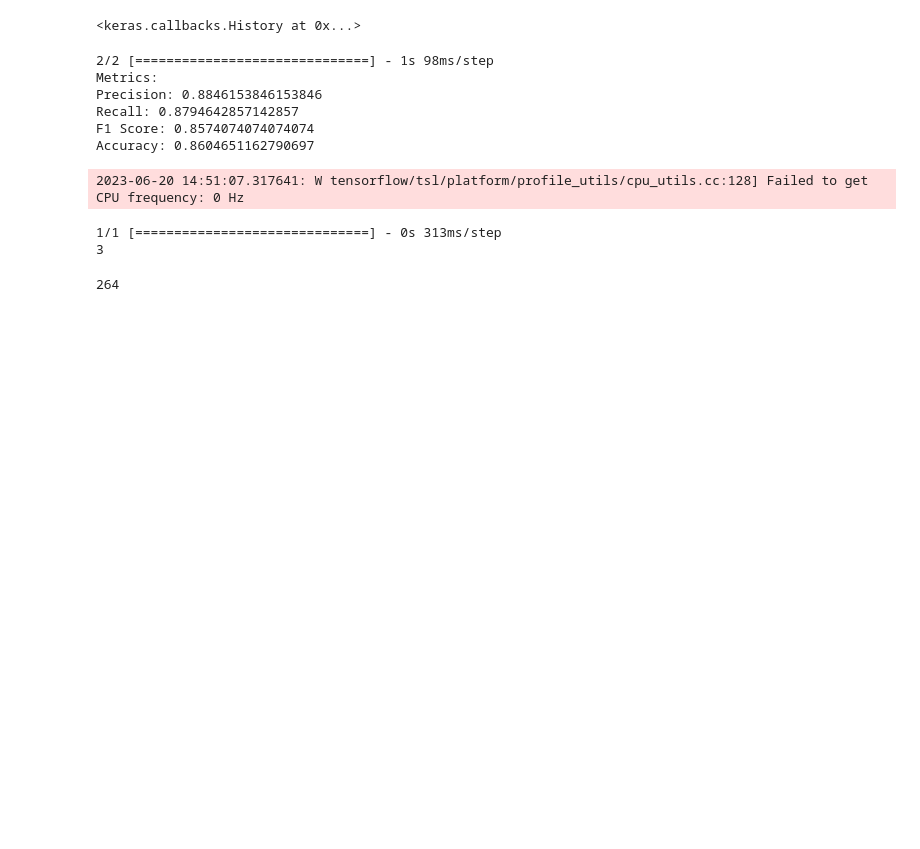
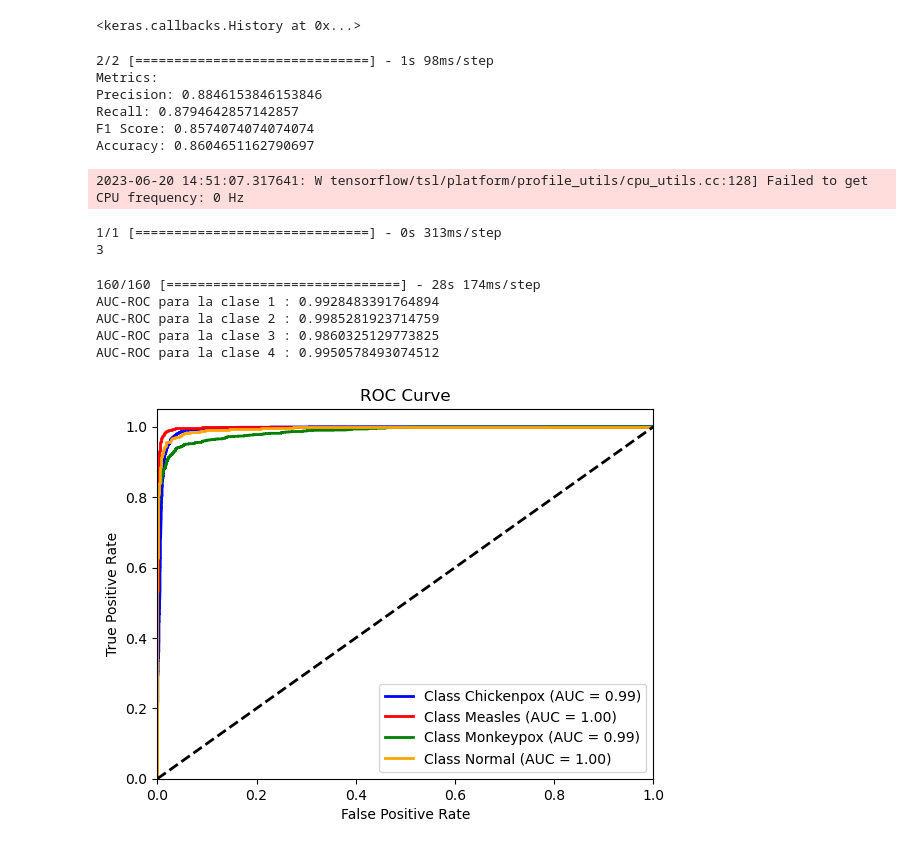
Before and after one commit to felixlopz/monkeypox-detection-app, a Jupyter notebook: mobilenetv2-split-validation.ipynb, the cells around one changed output. Drawn from its saved outputs; the diff is of its cells as text; code cells hidden in the pictures; blank space fills up the shorter version.

```diff
--- a/mobilenetv2-split-validation.ipynb
+++ b/mobilenetv2-split-validation.ipynb
@@ -170,5 +170,5 @@ model.save('models/mobilenetv2_original_split_validation.h5')
 # %%
-model = tf.keras.models.load_model('models/mobilenetv2_optimizer.h5')
+model = tf.keras.models.load_model('models/mobilenetv2_ultra_yuka.h5')
 # %%
 # Predict on the validation data
 y_pred = model.predict(x_test)
@@ -230,7 +227,55 @@ print(predicted_class)
 2023-06-20 14:51:07.317641: W tensorflow/tsl/platform/profile_utils/cpu_utils.cc:128] Failed to get CPU frequency: 0 Hz
 1/1 [==============================] - 0s 313ms/step
 3
-# %%
-len(model.weights)
-# %% [output]
-264
+# %%
+model = tf.keras.models.load_model('models/mobilenetv2_ultra_yuka.h5')
+
+# Predict on the validation data
+y_pred = model.predict(dataset_x_train)
+y_pred_labels = np.argmax(y_pred, axis=1)
+
+auc_scores = []
+for i in range(num_classes):
+    y_true = np.where(dataset_y_train == i, 1, 0)  # Binary labels for class i
+    y_pred_class = y_pred[:, i]  # Model predictions for class i
+    auc = roc_auc_score(y_true, y_pred_class)
+    auc_scores.append(auc)
+
+# Print AUC-ROC values for each class
+for i in range(num_classes):
+    print("AUC-ROC para la clase", i+1, ":", auc_scores[i])
+# %% [output]
+160/160 [==============================] - 28s 174ms/step
+AUC-ROC para la clase 1 : 0.9928483391764894
+AUC-ROC para la clase 2 : 0.9985281923714759
+AUC-ROC para la clase 3 : 0.9860325129773825
+AUC-ROC para la clase 4 : 0.9950578493074512
+# %%
+# Calculate ROC curve and area under the curve for each class
+fpr = dict()
+tpr = dict()
+roc_auc = dict()
+for i in range(num_classes):
+    y_true = np.where(dataset_y_train == i, 1, 0)  # Binary labels for class i
+    y_pred_class = y_pred[:, i]  # Model predictions for class i
+    fpr[i], tpr[i], _ = roc_curve(y_true, y_pred_class)
+    roc_auc[i] = auc(fpr[i], tpr[i])
+
+# Plot ROC curve for each class
+plt.figure()
+colors = ['blue', 'red', 'green', 'orange']  # Colors for each class
+class_labels = ['Chickenpox', 'Measles', 'Monkeypox', 'Normal']  # Class labels
+for i in range(num_classes):
+    plt.plot(fpr[i], tpr[i], color=colors[i], lw=2, label='Class %s (AUC = %0.2f)' % (class_labels[i], roc_auc[i]))
+
+# Configure the plot
+plt.plot([0, 1], [0, 1], color='black', lw=2, linestyle='--')
+plt.xlim([0.0, 1.0])
+plt.ylim([0.0, 1.05])
+plt.xlabel('False Positive Rate')
+plt.ylabel('True Positive Rate')
+plt.title('ROC Curve')
+plt.legend(loc="lower right")
+plt.show()
+# %% [output]
+[figure, added]
```
Also changed, not shown: parts of 5 cells of this notebook.
